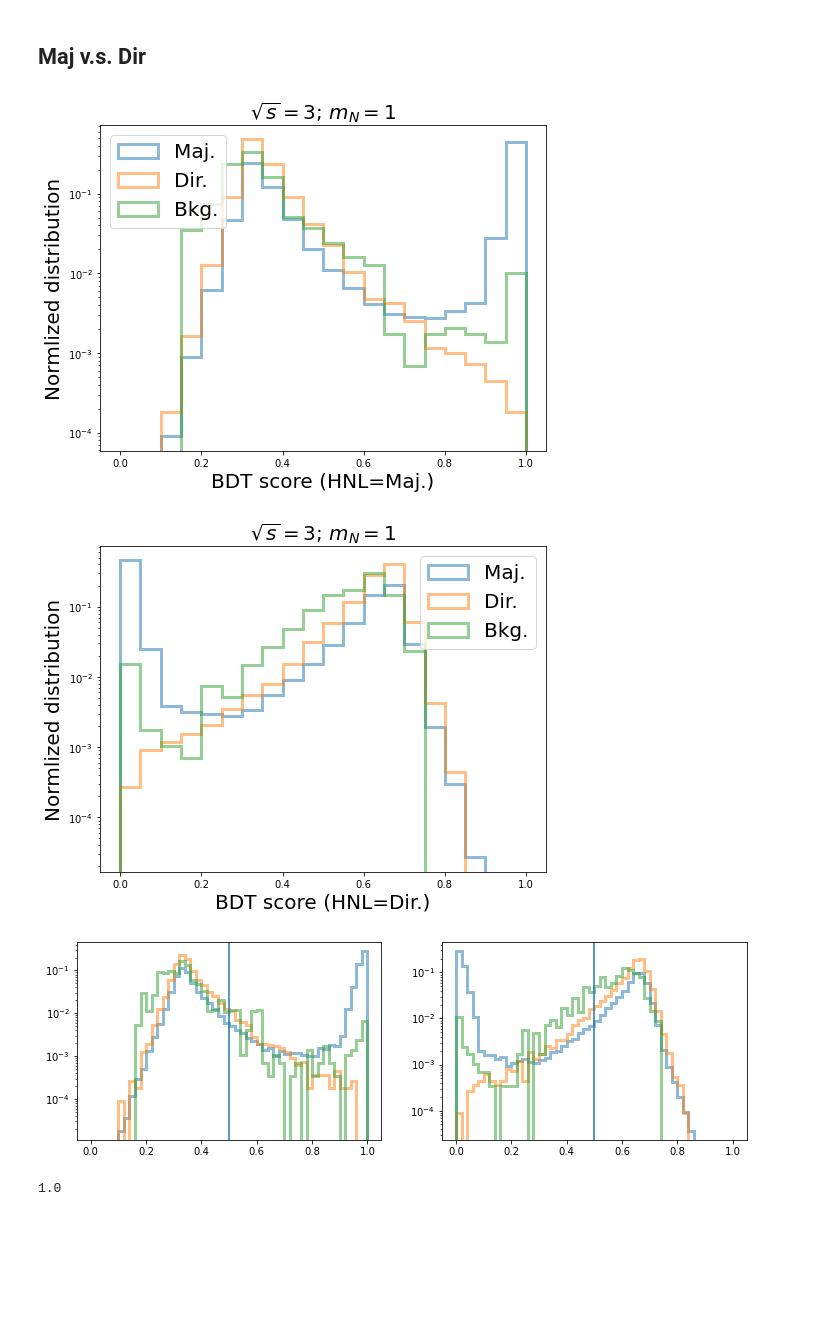
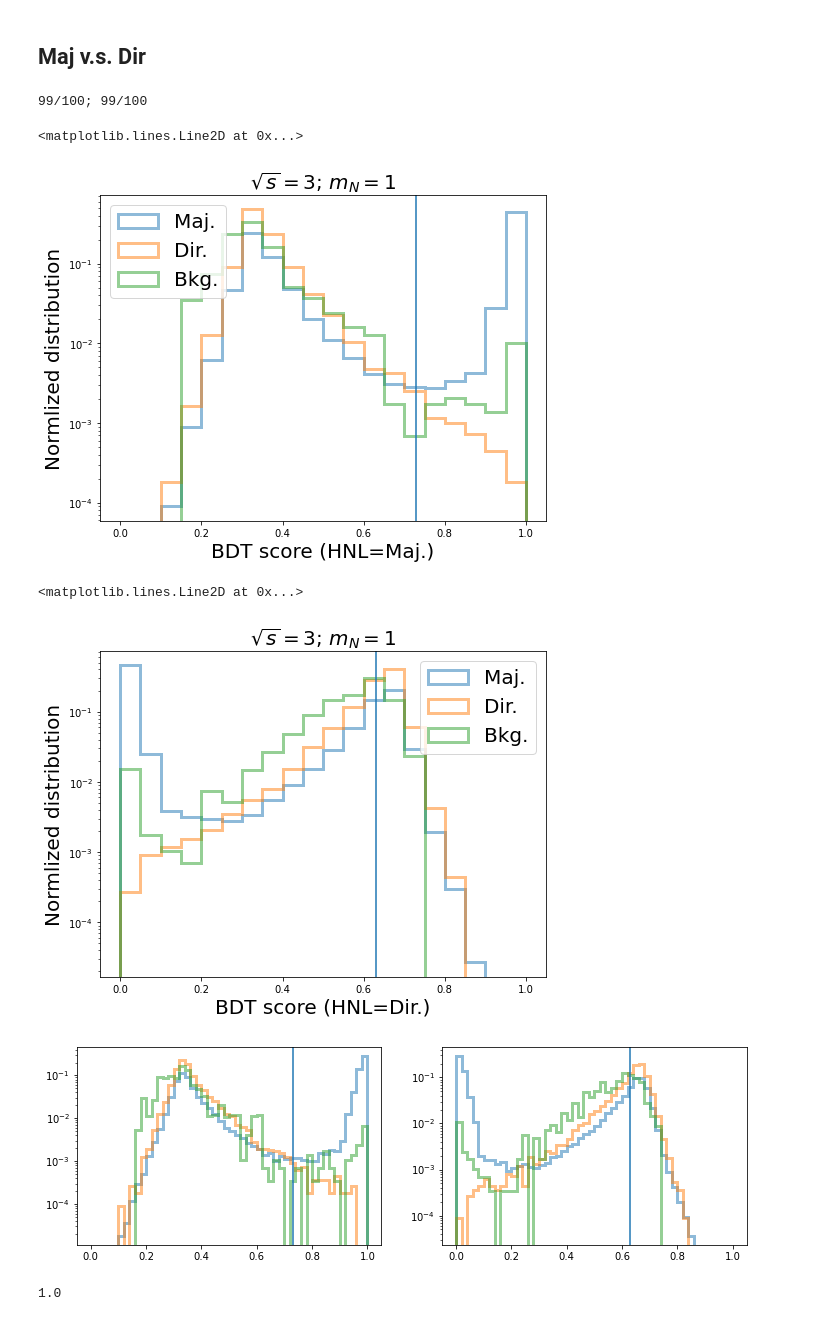
Before and after one commit to arock1/HNL_MuonCollider, a Jupyter notebook: N_ljj/python/BDT_ISR.ipynb, the cells around one changed output. Drawn from its saved outputs; the diff is of its cells as text; code cells hidden in the pictures; blank space fills up the shorter version.

```diff
--- a/N_ljj/python/BDT_ISR.ipynb
+++ b/N_ljj/python/BDT_ISR.ipynb
@@ -65,6 +64,14 @@ modes_dt = {
 # %%
 for k, v in modes_dt.items():
     print(f"{v['yields']:.2e}")
+print()
+
+b=0
+for k, v in modes_dt.items():
+    if (k < 3): continue
+    b += v['yields']
+
+print(f"{b:.2e}")
 # %% [output]
 5.04e+05
 5.24e+05
@@ -582,3 +702,7 @@ df_bdt_test_s = df_bdt_test_s.loc[df_bdt_cut.index]
+# %%
+cutM, cutD = find_opt_cut_2(df_bdt_test_s)
+# %% [output]
+99/100; 99/100
 # %%
 # BDT score distribution
 
@@ -600,8 +724,10 @@ ax1.set_yticks([])
 ax1.legend(loc=2, fontsize=20)
 ax1.set_title(r"$\sqrt{s}=$"+str(cm)+"; $m_N=$"+str(mN), fontsize=20)
 ax1.set_yscale('log')
+ax1.axvline(cutM)
 # %% [output]
+<matplotlib.lines.Line2D at 0x...>
-[figure, old version]
+[figure, new version]
 # %%
 # BDT score distribution
 
@@ -623,8 +749,10 @@ ax1.set_yticks([])
 ax1.legend(loc=1, fontsize=20)
 ax1.set_title(r"$\sqrt{s}=$"+str(cm)+"; $m_N=$"+str(mN), fontsize=20)
 ax1.set_yscale('log')
+ax1.axvline(cutD)
 # %% [output]
+<matplotlib.lines.Line2D at 0x...>
-[figure, old version]
+[figure, new version]
 # %%
 # Distributions of Maj/Dir/bkg. regions
 
@@ -633,36 +761,34 @@ plt.figure(figsize=(12,8))
 ax1 = plt.subplot(221)
 range_=[0,1]
 bins_=50
 
 # Maj. region
 ax1.hist(df_bdt_test_s[(df_bdt_test_s.target==1)]['pred1'], weights=df_bdt_test_s[df_bdt_test_s.target==1]['weight']/sum(df_bdt_test_s[df_bdt_test_s.target==1]['weight']), bins=bins_, range=range_, histtype='step', lw=3, label=r'Signal', alpha=0.5);
 ax1.hist(df_bdt_test_s[(df_bdt_test_s.target==2)]['pred1'], weights=df_bdt_test_s[df_bdt_test_s.target==2]['weight']/sum(df_bdt_test_s[df_bdt_test_s.target==2]['weight']), bins=bins_, range=range_, histtype='step', lw=3, label=r'Signal', alpha=0.5);
 ax1.hist(df_bdt_test_s[(df_bdt_test_s.target==0)]['pred1'], weights=df_bdt_test_s[df_bdt_test_s.target==0]['weight']/sum(df_bdt_test_s[df_bdt_test_s.target==0]['weight']), bins=bins_, range=range_, histtype='step', lw=3, label=r'Signal', alpha=0.5);
-cutM=0.5
 ax1.axvline(cutM)
 ax1.set_yscale('log')
 
 # Dir. region
 ax2 = plt.subplot(222)
 range_=[0,1]
 ax2.hist(df_bdt_test_s[(df_bdt_test_s.target==1)]['pred2'], weights=df_bdt_test_s[df_bdt_test_s.target==1]['weight']/sum(df_bdt_test_s[df_bdt_test_s.target==1]['weight']), bins=bins_, range=range_, histtype='step', lw=3, label=r'Signal', alpha=0.5);
 ax2.hist(df_bdt_test_s[(df_bdt_test_s.target==2)]['pred2'], weights=df_bdt_test_s[df_bdt_test_s.target==2]['weight']/sum(df_bdt_test_s[df_bdt_test_s.target==2]['weight']), bins=bins_, range=range_, histtype='step', lw=3, label=r'Signal', alpha=0.5);
 ax2.hist(df_bdt_test_s[(df_bdt_test_s.target==0)]['pred2'], weights=df_bdt_test_s[df_bdt_test_s.target==0]['weight']/sum(df_bdt_test_s[df_bdt_test_s.target==0]['weight']), bins=bins_, range=range_, histtype='step', lw=3, label=r'Signal', alpha=0.5);
-cutD=0.5
 ax2.axvline(cutD)
 ax2.set_yscale('log')
 
 # # Bkg. region
 # ax3 = plt.subplot(223)
 # range_=[0,1]
 # ax3.hist(df_bdt_test_s[(df_bdt_test_s.target==1)]['pred1']+df_bdt_test_s[(df_bdt_test_s.target==1)]['pred2'], weights=df_bdt_test_s[df_bdt_test_s.target==1]['weight']/sum(df_bdt_test_s[df_bdt_test_s.target==1]['weight']), bins=bins_, range=range_, histtype='step', lw=3, label=r'Signal', alpha=0.5);
 # ax3.hist(df_bdt_test_s[(df_bdt_test_s.target==2)]['pred1']+df_bdt_test_s[(df_bdt_test_s.target==2)]['pred2'], weights=df_bdt_test_s[df_bdt_test_s.target==2]['weight']/sum(df_bdt_test_s[df_bdt_test_s.target==2]['weight']), bins=bins_, range=range_, histtype='step', lw=3, label=r'Signal', alpha=0.5);
 # ax3.hist(df_bdt_test_s[(df_bdt_test_s.target==0)]['pred1']+df_bdt_test_s[(df_bdt_test_s.target==0)]['pred2'], weights=df_bdt_test_s[df_bdt_test_s.target==0]['weight']/sum(df_bdt_test_s[df_bdt_test_s.target==0]['weight']), bins=bins_, range=range_, histtype='step', lw=3, label=r'Signal', alpha=0.5);
 # # cutD=0.5
 # ax3.axvline(threshold)
 # ax3.set_yscale('log')
 # %% [output]
-[figure, old version]
+[figure, new version]
 # %%
 # get the expected yields at the corresponding regions (after BDT and mass cuts)
 def get_M_block(V2_test=1e-5):
```
Also changed, not shown: parts of 15 cells of this notebook, 3 other files.
